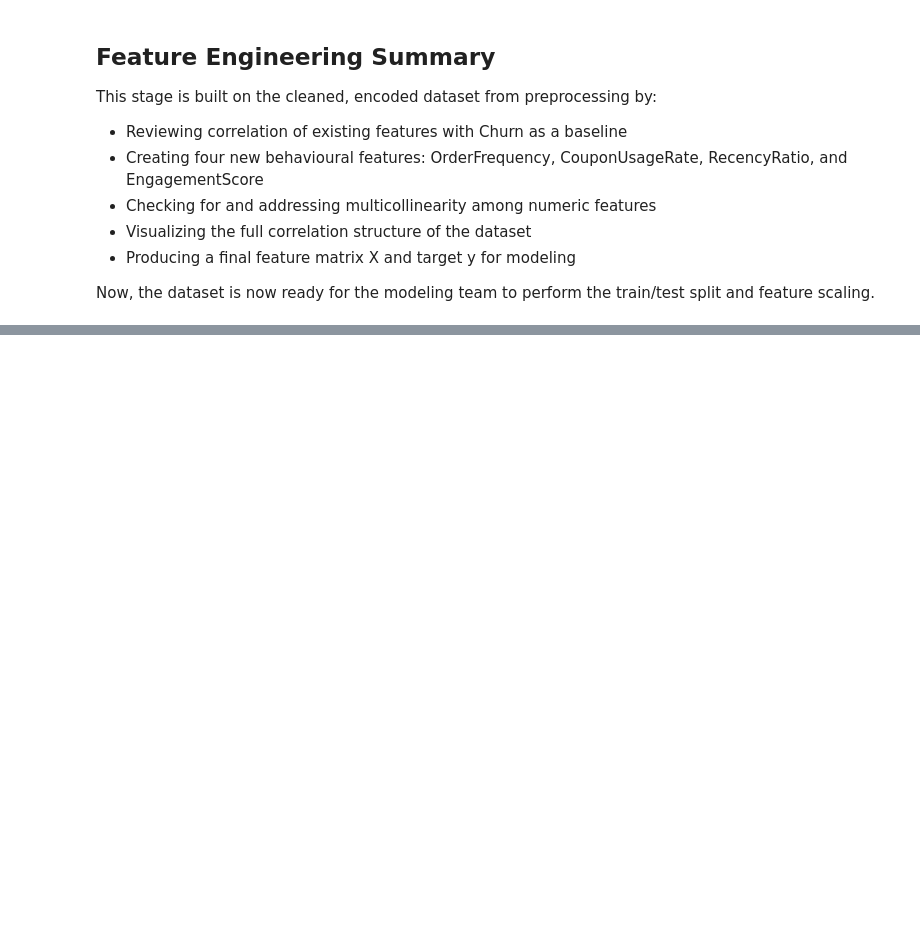
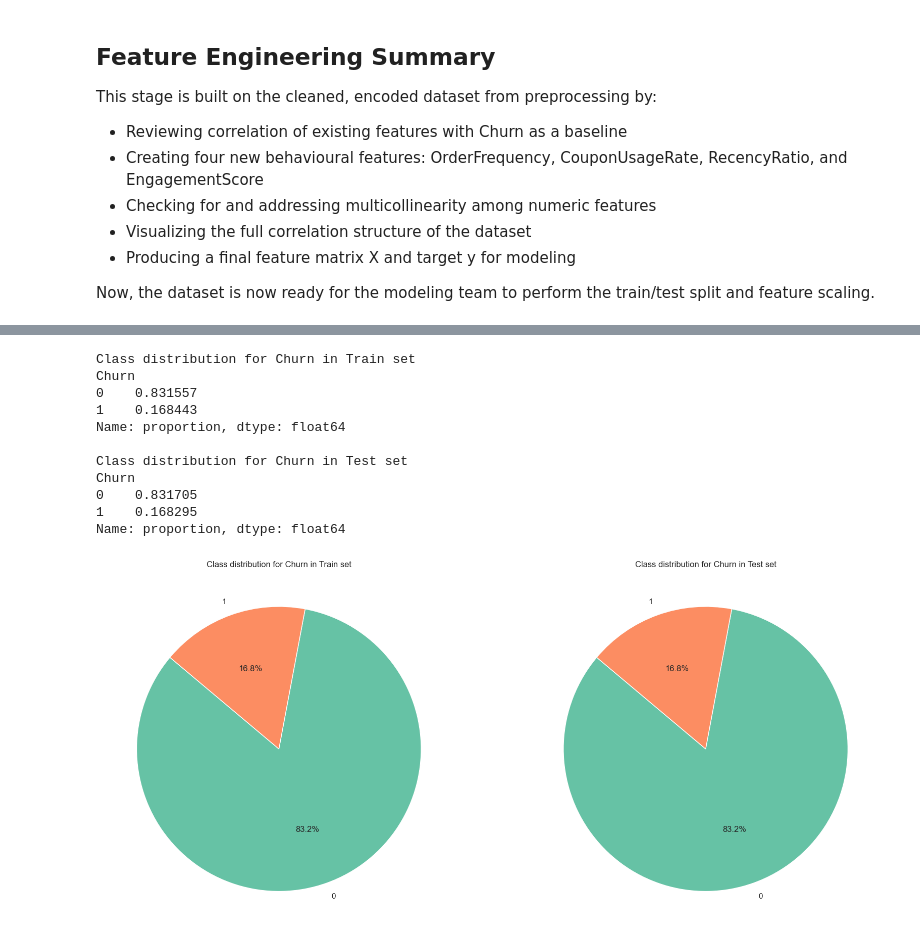
Before and after one commit to Akurang/AI_group5_project, a Jupyter notebook: final_project.ipynb, the cells around one changed output, grey strips where cells are left out. Cells and saved outputs as stored; diff of their text form; code cells hidden in the pictures; blank space fills up the shorter version.

```diff
--- a/final_project.ipynb
+++ b/final_project.ipynb
@@ -524,7 +524,7 @@ The dataset is ready to be split into the final feature matrix X and target vect
 # %%
 X= e_commerce.drop(columns= ['Churn'])
-y= e_commerce['Churn']
-print("Final feature mayrix shape:", X.shape)
+Y= e_commerce['Churn']
+print("Final feature matrix shape:", X.shape)
 print("Number of features:", X.shape[1])
 X.head()
 # %% [output]
@@ -550,0 +562,5 @@ Now, the dataset is now ready for the modeling team to perform the train/test sp
+# %%
+from sklearn.model_selection import train_test_split
+X_test, X_train, y_test, y_train = train_test_split(#creates a train and a test
+    X, Y, test_size=0.6, random_state=RANDOM_STATE, stratify=Y
+)
@@ -550,0 +635,42 @@ Now, the dataset is now ready for the modeling team to perform the train/test sp
+# %%
+#prove stratify
+print("Class distribution for Churn in Train set")
+print(y_train.value_counts(normalize=True))
+print(" ")
+print("Class distribution for Churn in Test set")
+print(y_test.value_counts(normalize=True))
+fig, (ax1, ax2) = plt.subplots(1,2, figsize=(20,10))
+ax1.pie(
+    y_train.value_counts(),
+    labels=y_train.value_counts().index,
+    autopct='%1.1f%%',
+    colors = sns.color_palette('Set2')[0:len(y_train.value_counts())],
+    startangle=140,
+
+)
+ax1.set_title("Class distribution for Churn in Train set")
+
+ax2.pie(
+    y_test.value_counts(),
+    labels=y_test.value_counts().index,
+    autopct='%1.1f%%',
+    colors = sns.color_palette('Set2')[0:len(y_test.value_counts())],
+    startangle=140,
+
+)
+ax2.set_title("Class distribution for Churn in Test set")
+
+plt.show()
+# %% [output]
+Class distribution for Churn in Train set
+Churn
+0    0.831557
+1    0.168443
+Name: proportion, dtype: float64
+
+Class distribution for Churn in Test set
+Churn
+0    0.831705
+1    0.168295
+Name: proportion, dtype: float64
+[figure, added]
```
Also changed, not shown: parts of 12 cells of this notebook, 1 other file.
